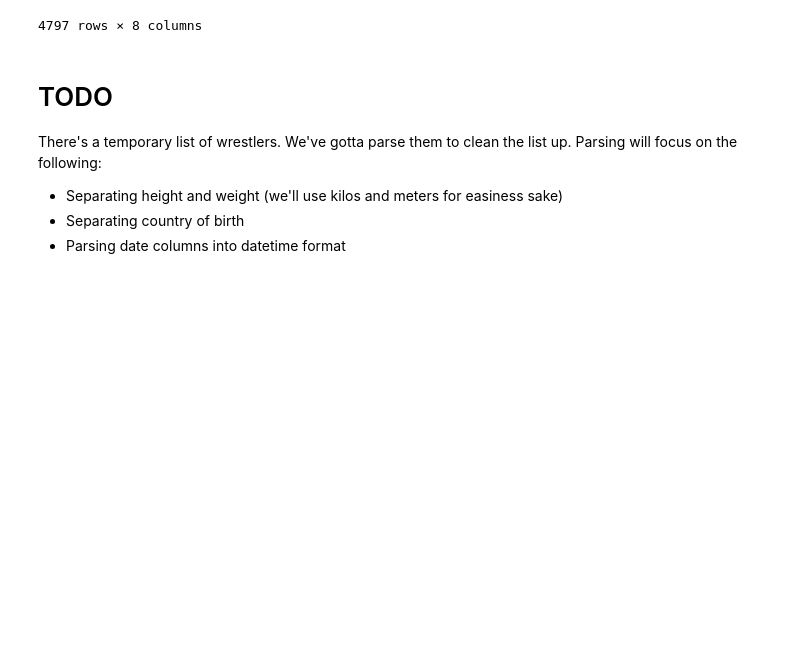
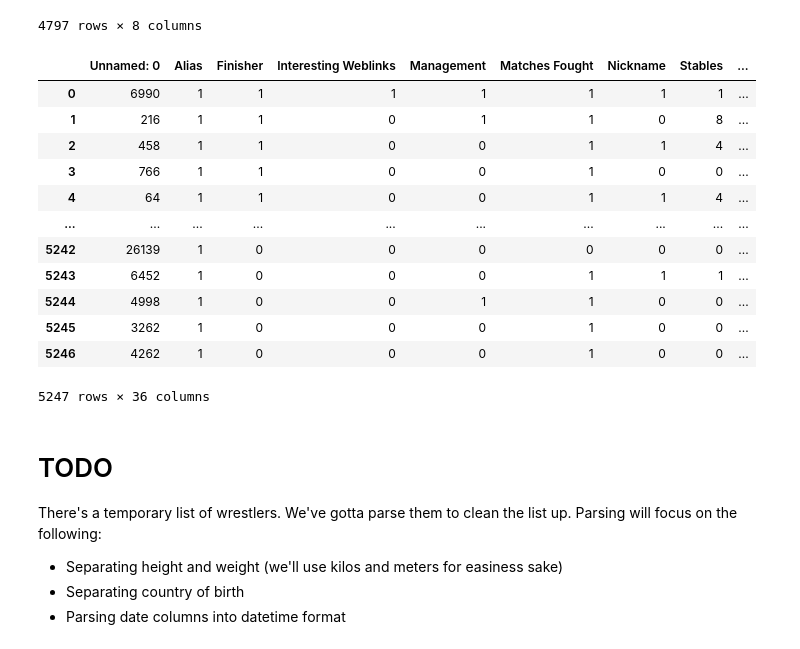
Before and after one commit to WhimZig/DataMadness, a Jupyter notebook: wrestler_parsing.ipynb, the cells around one changed output. Drawn from its saved outputs; the diff is of its cells as text; code cells hidden in the pictures; blank space fills up the shorter version.

```diff
--- a/wrestler_parsing.ipynb
+++ b/wrestler_parsing.ipynb
@@ -125,6 +124,23 @@ wrestler_info.astype({'Weight and Height': 'str', 'Birthplace' : 'str', 'Date of
 | 4795 | 3262 | unknown | nan | nan | nan | nan | Mike Khoury | ... |
 | 4796 | 4262 | Scott Cameron Despres | 220 lbs. (100 kg) at 5'11'' (1.80 m) | Utica, New York (United States of... | 4th September 1970 (age 51) | 1988 | Maverick Wild | ... |
 4797 rows × 8 columns
+# %%
+fact_counts = pd.read_csv('facts_counts_final.csv')
+fact_counts
+# %% [output]
+|  | Unnamed: 0 | Alias | Finisher | Interesting Weblinks | Management | Matches Fought | Nickname | Stables | ... |
+| 0 | 6990 | 1 | 1 | 1 | 1 | 1 | 1 | 1 | ... |
+| 1 | 216 | 1 | 1 | 0 | 1 | 1 | 0 | 8 | ... |
+| 2 | 458 | 1 | 1 | 0 | 0 | 1 | 1 | 4 | ... |
+| 3 | 766 | 1 | 1 | 0 | 0 | 1 | 0 | 0 | ... |
+| 4 | 64 | 1 | 1 | 0 | 0 | 1 | 1 | 4 | ... |
+| ... | ... | ... | ... | ... | ... | ... | ... | ... | ... |
+| 5242 | 26139 | 1 | 0 | 0 | 0 | 0 | 0 | 0 | ... |
+| 5243 | 6452 | 1 | 0 | 0 | 0 | 1 | 1 | 1 | ... |
+| 5244 | 4998 | 1 | 0 | 0 | 1 | 1 | 0 | 0 | ... |
+| 5245 | 3262 | 1 | 0 | 0 | 0 | 1 | 0 | 0 | ... |
+| 5246 | 4262 | 1 | 0 | 0 | 0 | 1 | 0 | 0 | ... |
+5247 rows × 36 columns
 # %% [markdown]
 # TODO
 There's a temporary list of wrestlers. We've gotta parse them to clean the list up. Parsing will focus on the following:
```
Also changed, not shown: parts of 20 cells of this notebook, 37 other files.
